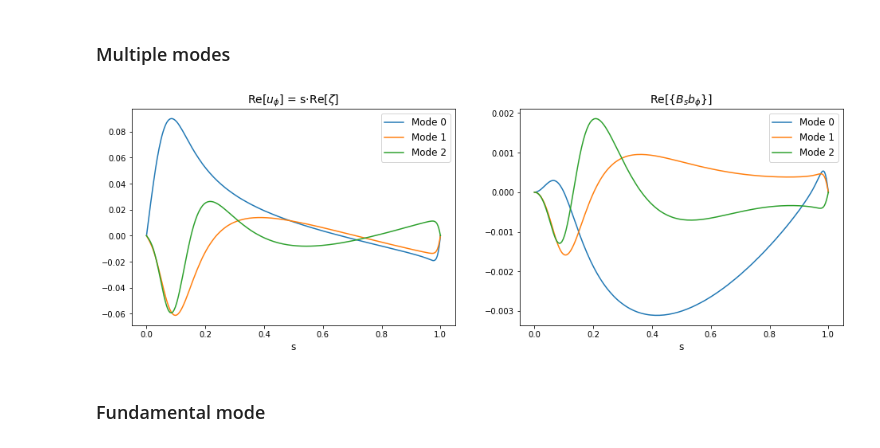
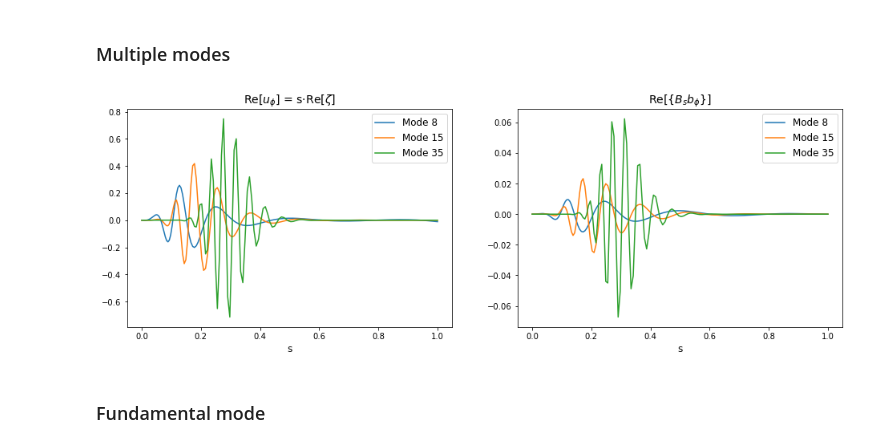
Before and after one commit to GentleMin/PyCrete, a Jupyter notebook: eigenmodes.ipynb, the cells around one changed output. Drawn from its saved outputs; the diff is of its cells as text; code cells hidden in the pictures.

```diff
--- a/eigenmodes.ipynb
+++ b/eigenmodes.ipynb
@@ -429,12 +396,12 @@ plt.show()
 # %% [markdown]
 ### Multiple modes
 # %%
-mode_id_list = [0, 2, 4]
+mode_id_list = [16, 30, 70]
 deg = 500
 save_pict = True
-save_name = "./output/eigenmodes_1D/eigenmodes_Pm1e+0_noslip/mode_0-4_velocity"
+save_name = "./output/eigenmodes_1D/eigenmodes_Pm0_freeslip/mode_high_velocity"
 
-eigen_fname = "./output/eigenmodes_1D/eigenmodes_Pm1e+0_noslip/eigenmodes_Pm1e+0_noslip_cheby500_redvec.h5"
+eigen_fname = "./output/eigenmodes_1D/eigenmodes_Pm0_freeslip/eigenmodes_Pm0_cheby500_redvec.h5"
 mode_labels = ["Mode {:d}".format(m_id // 2) for m_id in mode_id_list]
 mode_colors = plt.cm.coolwarm(np.arange(len(mode_id_list))/(len(mode_id_list) - 1))
 
@@ -447,34 +414,36 @@ fig, axes = plt.subplots(nrows=1, ncols=2, figsize=(16, 5))
 with h5py.File(eigen_fname, 'r') as f_read:
     eigenvals = f_read["eigenvals"][()]
     eigenfuns = f_read["eigenfuns"][()]
 eigenvals, eigenfuns = eigproc.filter_sort_eig(eigenvals, eigenfuns, threshold=1.)
 # eigenmode_u = np.array([cheby_eval(eigenfuns[:deg, id_mode]/eigenfuns[np.argmax(np.abs(eigenfuns[:deg, id_mode])), id_mode]) for id_mode in mode_id_list])
 # eigenmode_b = np.array([cheby_eval(eigenfuns[deg:, id_mode]/eigenfuns[np.argmax(np.abs(eigenfuns[:deg, id_mode])), id_mode]) for id_mode in mode_id_list])
 eigenmode_u = np.array([cheby_eval(eigenfuns[:deg, id_mode]) for id_mode in mode_id_list])
 eigenmode_b = np.array([cheby_eval(eigenfuns[deg:, id_mode]) for id_mode in mode_id_list])
+# eigenmode_u = (eigenmode_u.T / np.amax(np.abs(np.real(np.c_[eigenmode_u, eigenmode_b])), axis=1)).T
+# eigenmode_b = (eigenmode_b.T / np.amax(np.abs(np.real(np.c_[eigenmode_u, eigenmode_b])), axis=1)).T
 
 for id_mode in range(len(mode_id_list)):
     ax = axes[0]
     ax.plot(s_array, s_array*np.real(eigenmode_u[id_mode]), label=mode_labels[id_mode], zorder=5)
     ax = axes[1]
     ax.plot(s_array, np.real(eigenmode_b[id_mode]), label=mode_labels[id_mode], zorder=5)
 
 ax = axes[0]
 # ax.set_title(r"Re[$\zeta$]", fontsize=14)
 ax.set_title(r"Re[$u_{\phi}$] = s$\cdot$Re[$\zeta$]", fontsize=14)
 ax.set_xlabel("s", fontsize=12)
 ax.legend(fontsize=12)
 
 ax = axes[1]
 ax.set_title(r"Re[$\{B_s b_\phi\}$]", fontsize=14)
 ax.set_xlabel("s", fontsize=12)
 ax.legend(fontsize=12)
 
 if save_pict:
     plt.savefig(save_name + ".png", format="png", dpi=150, bbox_inches="tight")
 plt.show()
 # %% [output]
-[figure, old version]
+[figure, new version]
 # %% [markdown]
 ### Fundamental mode
 # %%
```
Also changed, not shown: parts of 17 cells of this notebook, 1 other file.
